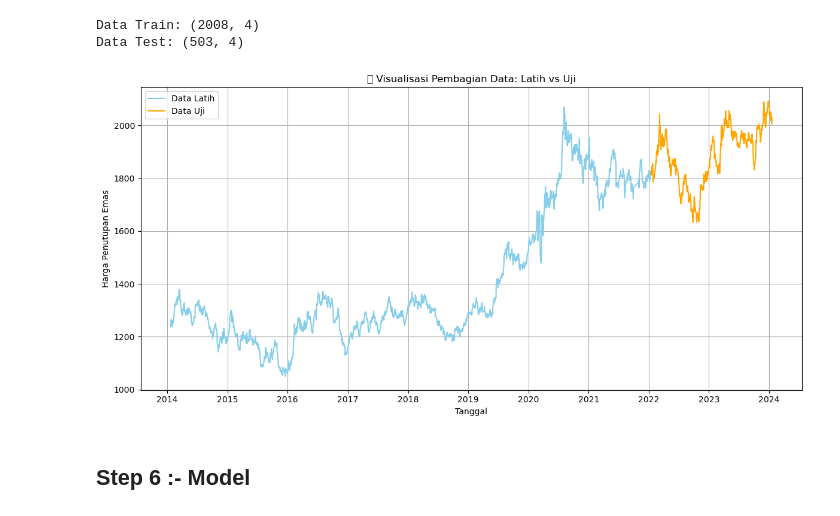
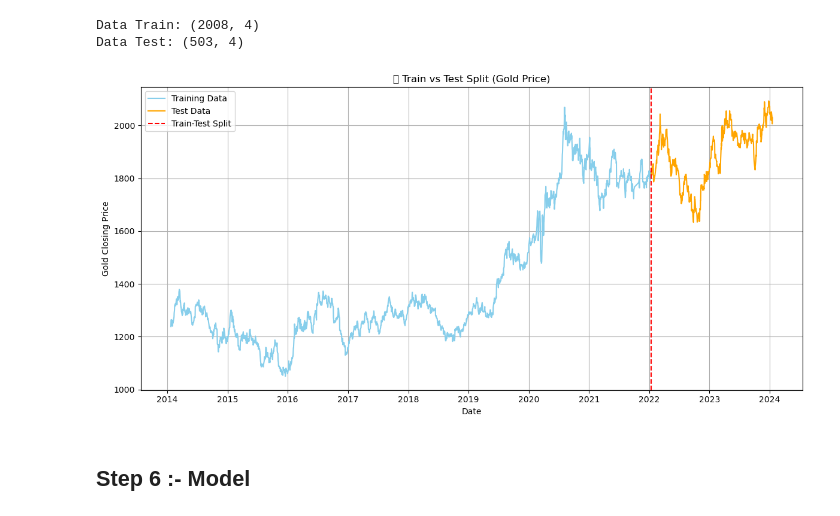
Before and after one commit to ankitpyj/Machine_Learning_Journey, a Jupyter notebook: Gold Price Prediction using Linear Regression.ipynb, the cells around one changed output. Drawn from its saved outputs; the diff is of its cells as text; code cells hidden in the pictures.

```diff
--- a/Gold Price Prediction using Linear Regression.ipynb
+++ b/Gold Price Prediction using Linear Regression.ipynb
@@ -168,17 +180,22 @@ Data Test: (503, 4)
 # %%
-# Visualisasi pembagian data latih dan uji
 plt.figure(figsize=(12, 6))
-plt.plot(y_train.index, y_train, label='Data Latih', color='skyblue')
-plt.plot(y_test.index, y_test, label='Data Uji', color='orange')
-plt.title('📊 Visualisasi Pembagian Data: Latih vs Uji')
-plt.xlabel('Tanggal')
-plt.ylabel('Harga Penutupan Emas')
+
+plt.plot(y_train.index, y_train, label='Training Data', color='skyblue')
+plt.plot(y_test.index, y_test, label='Test Data', color='orange')
+
+
+# Add split line
+plt.axvline(x=y_test.index[0], color='red', linestyle='--', label='Train-Test Split')
+
+plt.title('📊 Train vs Test Split (Gold Price)')
+plt.xlabel('Date')
+plt.ylabel('Gold Closing Price')
 plt.legend()
 plt.grid(True)
 plt.tight_layout()
 plt.show()
 # %% [output]
-[figure, old version]
+[figure, new version]
 # %% [markdown]
 ## Step 6 :- Model
 # %%
```
Also changed, not shown: parts of 1 cell of this notebook.
